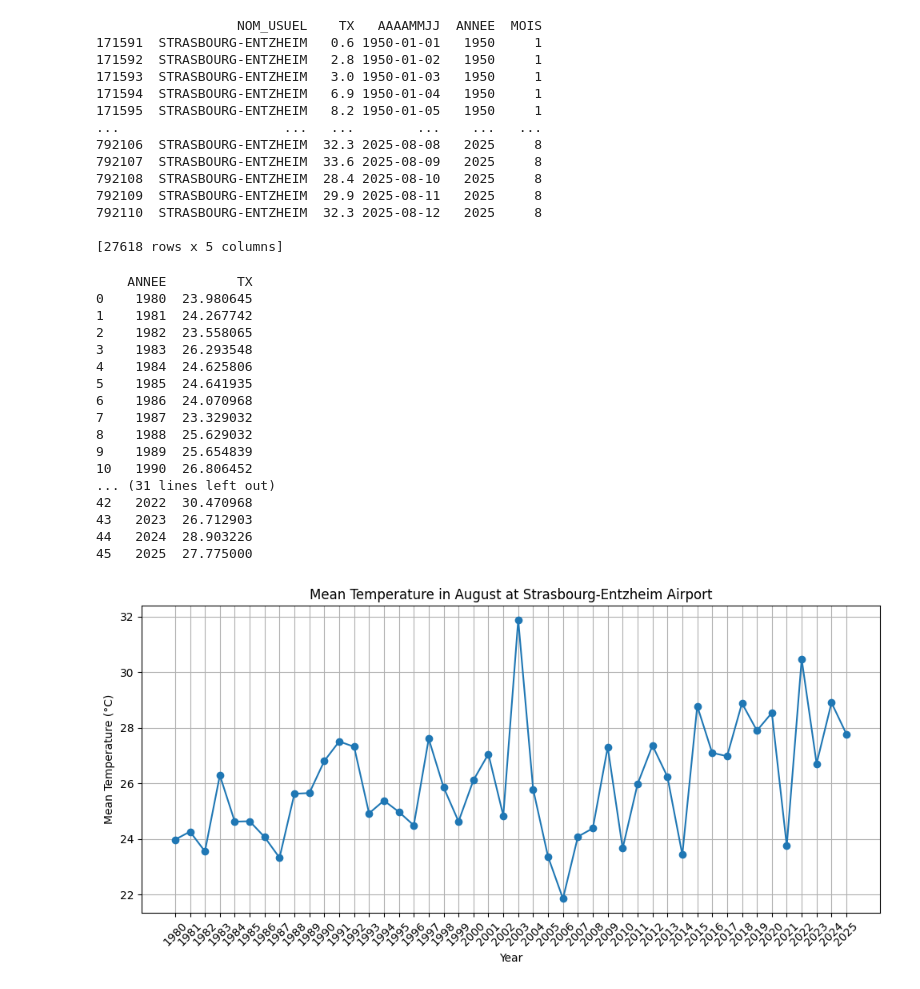
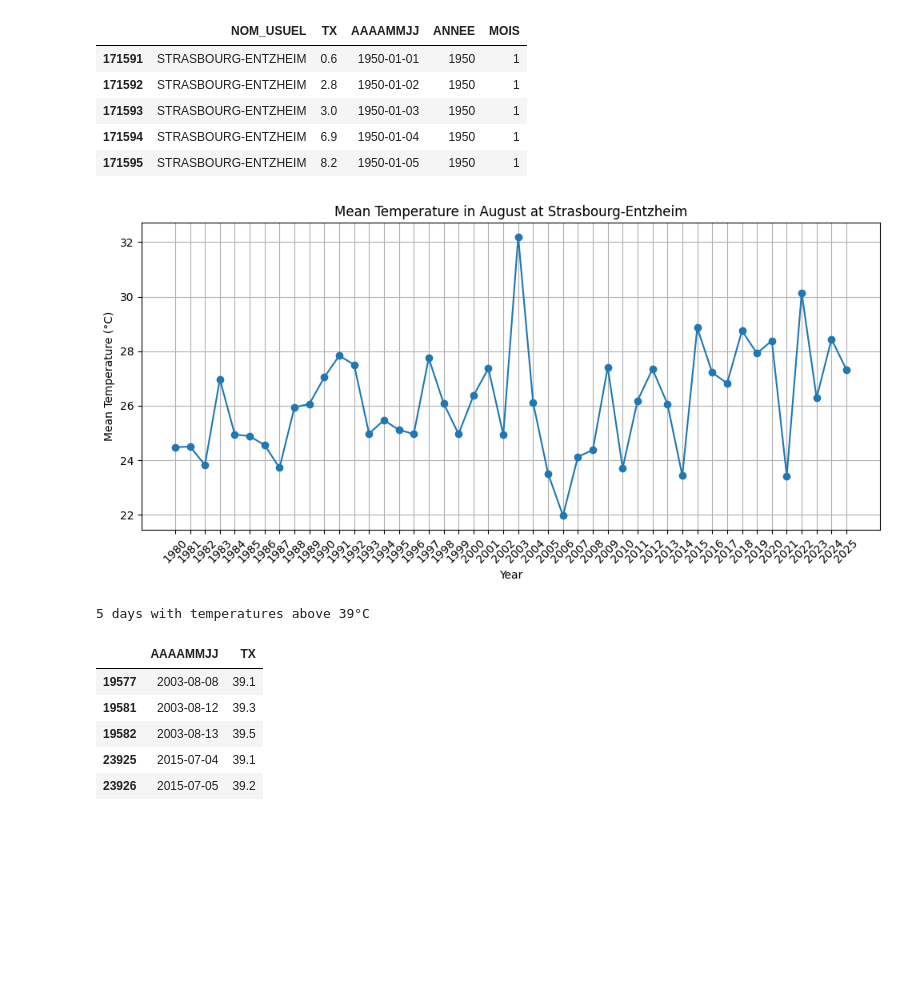
Before and after one commit to MathieuGood/meteo_stats, a Jupyter notebook: meteo_stats.ipynb, the cells around one changed output. Cells and saved outputs as stored; diff of their text form; code cells hidden in the pictures; blank space fills up the shorter version.

Commit message:
Added max and min temperature stats.

```diff
--- a/meteo_stats.ipynb
+++ b/meteo_stats.ipynb
@@ -30,60 +50,31 @@ print(df)
 # %%
-# Filter by station name
-df = df[df["NOM_USUEL"].str.contains("STRASBOURG-ENTZHEIM", case=False, na=False)]
-# Group by year and month
-df["ANNEE"] = df["AAAAMMJJ"].dt.year
-df["MOIS"] = df["AAAAMMJJ"].dt.month
-print(df)
+# Filter by station name STRASBOURG-ENTZHEIM, STRASBOURG - BOTANIQUE amd STRASBOURG - ZIEGELAU
+df = df[df["NOM_USUEL"].str.contains("STRASBOURG", case=False)]
+df.head()
 # %% [output]
-                  NOM_USUEL    TX   AAAAMMJJ  ANNEE  MOIS
-171591  STRASBOURG-ENTZHEIM   0.6 1950-01-01   1950     1
-171592  STRASBOURG-ENTZHEIM   2.8 1950-01-02   1950     1
-171593  STRASBOURG-ENTZHEIM   3.0 1950-01-03   1950     1
-171594  STRASBOURG-ENTZHEIM   6.9 1950-01-04   1950     1
-171595  STRASBOURG-ENTZHEIM   8.2 1950-01-05   1950     1
-...                     ...   ...        ...    ...   ...
-792106  STRASBOURG-ENTZHEIM  32.3 2025-08-08   2025     8
-792107  STRASBOURG-ENTZHEIM  33.6 2025-08-09   2025     8
-792108  STRASBOURG-ENTZHEIM  28.4 2025-08-10   2025     8
-792109  STRASBOURG-ENTZHEIM  29.9 2025-08-11   2025     8
-792110  STRASBOURG-ENTZHEIM  32.3 2025-08-12   2025     8
-
-[27618 rows x 5 columns]
+|  | NOM_USUEL | TX | AAAAMMJJ | ANNEE | MOIS |
+| 171591 | STRASBOURG-ENTZHEIM | 0.6 | 1950-01-01 | 1950 | 1 |
+| 171592 | STRASBOURG-ENTZHEIM | 2.8 | 1950-01-02 | 1950 | 1 |
+| 171593 | STRASBOURG-ENTZHEIM | 3.0 | 1950-01-03 | 1950 | 1 |
+| 171594 | STRASBOURG-ENTZHEIM | 6.9 | 1950-01-04 | 1950 | 1 |
+| 171595 | STRASBOURG-ENTZHEIM | 8.2 | 1950-01-05 | 1950 | 1 |
 # %%
 # Only keep data for the month of August for every year
-df = df[df["MOIS"] == 8]
+df_august = df[df["MOIS"] == 8]
 # Only keep data from 1980 onwards
-df = df[df["ANNEE"] >= 1980]
+df_august = df_august[df_august["ANNEE"] >= 1980]
 # Group by year and calculate the mean TX
-df = df.groupby("ANNEE")["TX"].mean().reset_index()
-print(df)
+df_august = df_august.groupby("ANNEE")["TX"].mean().reset_index()
 
 # Draw a graph of the mean TX over the years
 plt.figure(figsize=(10, 5))
-plt.plot(df["ANNEE"], df["TX"], marker='o')
-plt.title("Mean Temperature in August at Strasbourg-Entzheim Airport")
+plt.plot(df_august["ANNEE"], df_august["TX"], marker='o')
+plt.title("Mean Temperature in August at Strasbourg-Entzheim")
 plt.xlabel("Year")
 plt.ylabel("Mean Temperature (°C)")
 plt.grid()
-plt.xticks(df["ANNEE"], rotation=45)
+plt.xticks(df_august["ANNEE"], rotation=45)
 plt.tight_layout()
 plt.show()
 # %% [output]
-    ANNEE         TX
-0    1980  23.980645
-1    1981  24.267742
-2    1982  23.558065
-3    1983  26.293548
-4    1984  24.625806
-5    1985  24.641935
-6    1986  24.070968
-7    1987  23.329032
-8    1988  25.629032
-9    1989  25.654839
-10   1990  26.806452
-... (31 lines left out)
-42   2022  30.470968
-43   2023  26.712903
-44   2024  28.903226
-45   2025  27.775000
-[figure, old version]
+[figure, new version]
@@ -89,0 +86,16 @@ plt.show()
+# %%
+# Filter for hot temperatures above 38°C
+max_temp = input("Enter the maximum temperature threshold (°C): ")
+df_hot_temps = df_daily_max[df_daily_max["TX"] >= float(max_temp)]
+df_hot_temps = df_hot_temps.sort_values(by=["AAAAMMJJ"], ascending=True)
+print(f"{df_hot_temps["TX"].count()} days with temperatures above " + max_temp + "°C")
+pd.set_option('display.max_rows', None)
+df_hot_temps
+# %% [output]
+5 days with temperatures above 39°C
+|  | AAAAMMJJ | TX |
+| 19577 | 2003-08-08 | 39.1 |
+| 19581 | 2003-08-12 | 39.3 |
+| 19582 | 2003-08-13 | 39.5 |
+| 23925 | 2015-07-04 | 39.1 |
+| 23926 | 2015-07-05 | 39.2 |
```
Also changed, not shown: parts of 3 cells of this notebook.
